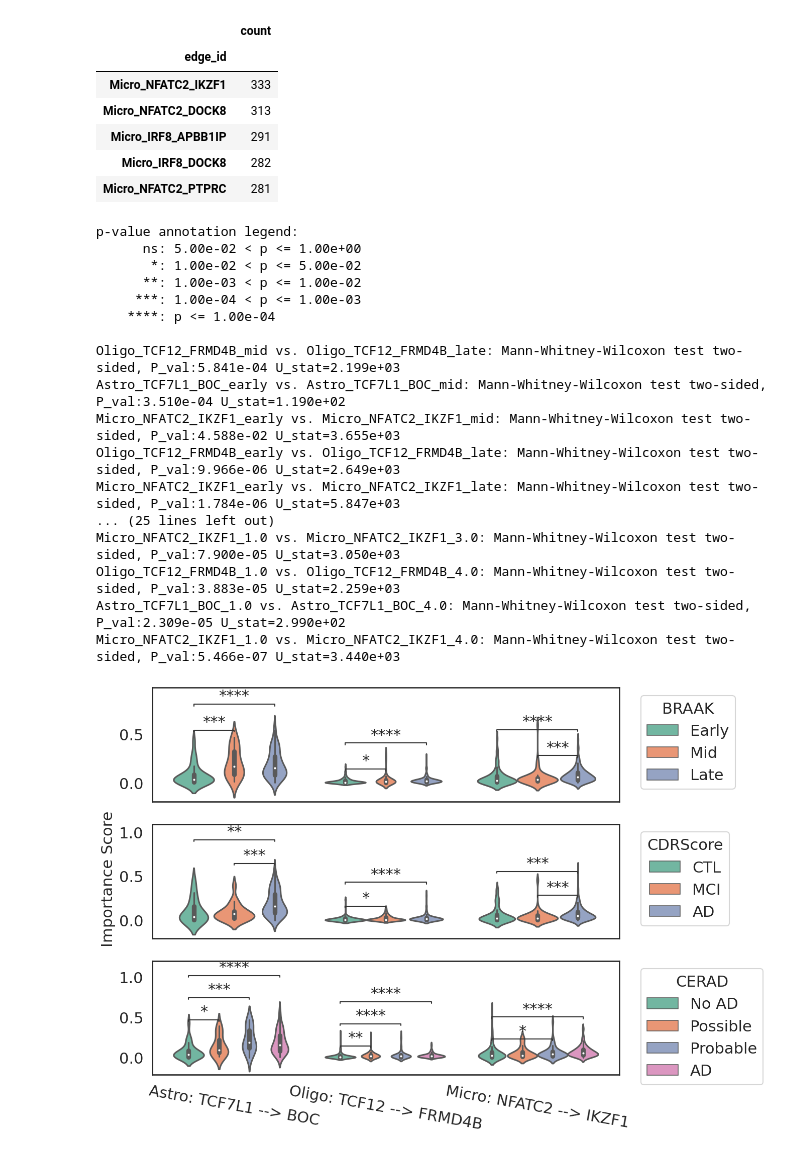
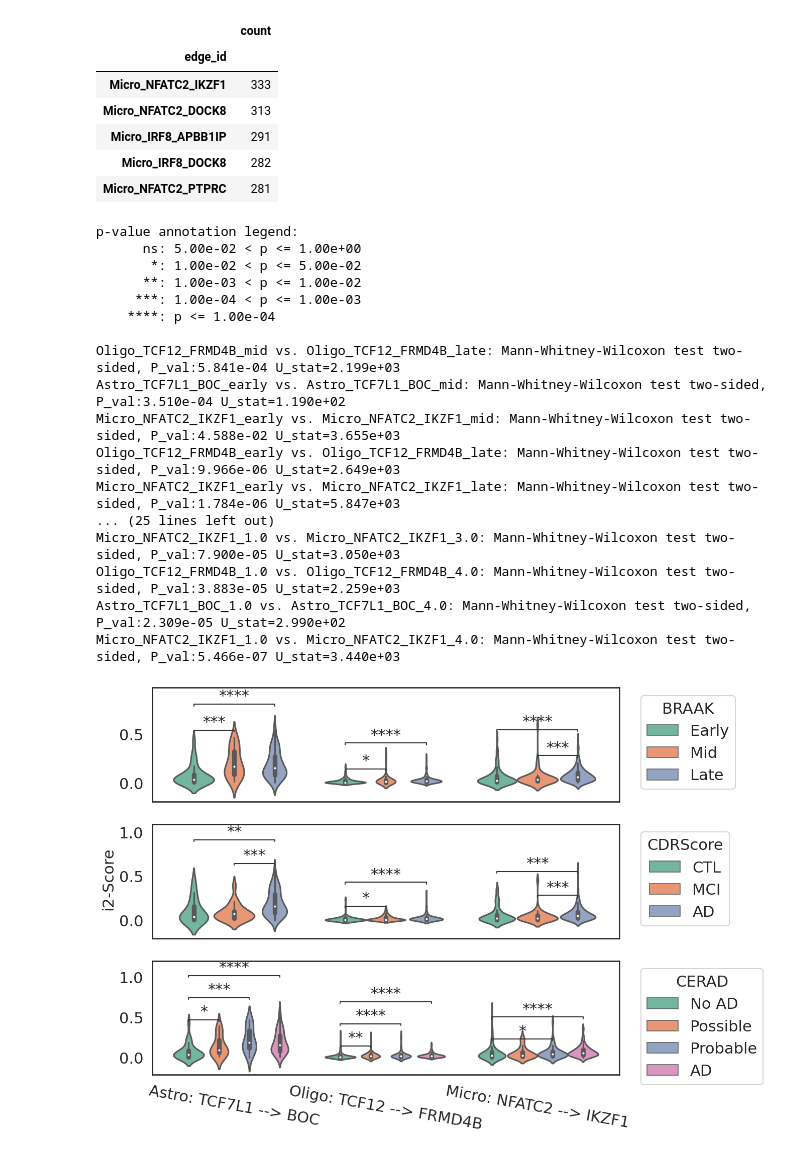
Before and after one commit to Oafish1/iBrainMap-Analysis, a Jupyter notebook: scripts/individual_plots/Meta_Violin_Comparison.ipynb, the cells around one changed output. Saved outputs shown, nothing was run; the diff lists cells and outputs as text; code cells hidden in the pictures.

```diff
--- a/scripts/individual_plots/Meta_Violin_Comparison.ipynb
+++ b/scripts/individual_plots/Meta_Violin_Comparison.ipynb
@@ -219,32 +219,32 @@ for l in labels:
 axs[2].set_xticklabels(labels)
 
 #plt.tight_layout()
 
 # Show the plot
 
 #plt.xticks(rotation=30, fontsize = 12)
 #plt.ylabel('Attention Score')
 #plt.xlabel('')
 #plt.legend(title='AD Progression (CERAD)',loc='upper left', bbox_to_anchor=(1.03, 1))
-fig.text( 0.04, 0.5,'Importance Score', va='center', rotation='vertical')  # , fontsize=12
+fig.text( 0.04, 0.5,'i2-Score', va='center', rotation='vertical')  # , fontsize=12
 plt.savefig('../plots/figure_4_distribution.pdf', bbox_inches='tight')
 plt.show()
 # %% [output]
 p-value annotation legend:
       ns: 5.00e-02 < p <= 1.00e+00
        *: 1.00e-02 < p <= 5.00e-02
       **: 1.00e-03 < p <= 1.00e-02
      ***: 1.00e-04 < p <= 1.00e-03
     ****: p <= 1.00e-04
 
 Oligo_TCF12_FRMD4B_mid vs. Oligo_TCF12_FRMD4B_late: Mann-Whitney-Wilcoxon test two-sided, P_val:5.841e-04 U_stat=2.199e+03
 Astro_TCF7L1_BOC_early vs. Astro_TCF7L1_BOC_mid: Mann-Whitney-Wilcoxon test two-sided, P_val:3.510e-04 U_stat=1.190e+02
 Micro_NFATC2_IKZF1_early vs. Micro_NFATC2_IKZF1_mid: Mann-Whitney-Wilcoxon test two-sided, P_val:4.588e-02 U_stat=3.655e+03
 Oligo_TCF12_FRMD4B_early vs. Oligo_TCF12_FRMD4B_late: Mann-Whitney-Wilcoxon test two-sided, P_val:9.966e-06 U_stat=2.649e+03
 Micro_NFATC2_IKZF1_early vs. Micro_NFATC2_IKZF1_late: Mann-Whitney-Wilcoxon test two-sided, P_val:1.784e-06 U_stat=5.847e+03
 ... (25 lines left out)
 Micro_NFATC2_IKZF1_1.0 vs. Micro_NFATC2_IKZF1_3.0: Mann-Whitney-Wilcoxon test two-sided, P_val:7.900e-05 U_stat=3.050e+03
 Oligo_TCF12_FRMD4B_1.0 vs. Oligo_TCF12_FRMD4B_4.0: Mann-Whitney-Wilcoxon test two-sided, P_val:3.883e-05 U_stat=2.259e+03
 Astro_TCF7L1_BOC_1.0 vs. Astro_TCF7L1_BOC_4.0: Mann-Whitney-Wilcoxon test two-sided, P_val:2.309e-05 U_stat=2.990e+02
 Micro_NFATC2_IKZF1_1.0 vs. Micro_NFATC2_IKZF1_4.0: Mann-Whitney-Wilcoxon test two-sided, P_val:5.466e-07 U_stat=3.440e+03
-[figure, old version]
+[figure, new version]
```
Also changed, not shown: 35 other files.
